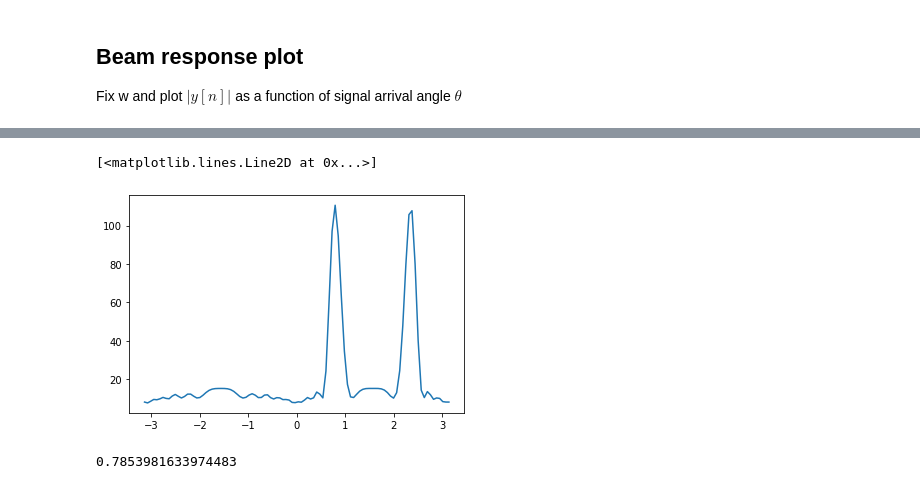
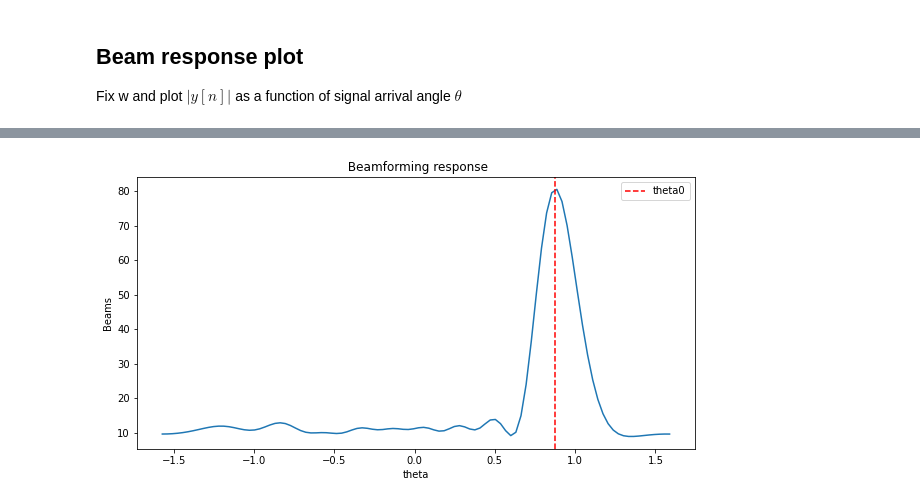
Before and after one commit to NawelAr/Beamforming-for-Radioastronomical-source, a Jupyter notebook: Beamforming.ipynb, the cells around one changed output, grey strips where cells are left out. Drawn from its saved outputs; the diff is of its cells as text; code cells hidden in the pictures.

```diff
--- a/Beamforming.ipynb
+++ b/Beamforming.ipynb
@@ -61,5 +7,0 @@ a = a.reshape(-1,1)
-# %%
-# compute the received signal : Represent signal delay across array as a delay line
-n = np.random.normal(0,1,(10,100))
-x = a@s + n
-#x = x.reshape(-1,1)
@@ -70,4 +7,0 @@ np.conjugate(x).shape
-# %%
-# Compute correlation matrix
-# expliciter la taille de x -> (10,1)
-R = x@np.conjugate(x.T)/N
@@ -98,12 +7,0 @@ array([[ 1.8143831 +0.j        , -0.85344401+0.78847272j,
-# %%
-# Compute beamforming
-# theta varies between -pi and pi
-thetas = np.linspace(-180,180,100)
-thetas = np.deg2rad(thetas)
-
-beams = []
-for theta in thetas:
-    tau = d*np.sin(theta)/wl
-    w = np.exp(-1j*2*np.pi*J.T*tau)
-    B = np.conjugate(w.T)@R@w
-    beams.append(B)
@@ -109,0 +56,4 @@ for theta in thetas:
+# %%
+# Note : d/lambda <= 1/2
+theta0 = np.deg2rad(50)
+beams, thetas = beamforming(d=10, N=100, theta0=theta0, sigma0=1, sigma_n=1, wl=20, ns=1, nc=10)
@@ -135,9 +66,12 @@ beams
-# %%
-plt.plot(thetas, np.real(beams))
-# %% [output]
-[<matplotlib.lines.Line2D at 0x...>]
-[figure, removed]
-# %%
-theta0
-# %% [output]
-0.7853981633974483
+# %%
+plt.figure(figsize = (10, 5))
+plt.plot(thetas, np.real(beams))
+# only one line may be specified; full height
+plt.axvline(x = theta0 , color = 'r', linestyle='--',  label = 'theta0')
+plt.xlabel('theta')
+plt.ylabel('Beams')
+plt.title(" Beamforming response")
+plt.legend()
+plt.show()
+# %% [output]
+[figure, added]
```
Also changed, not shown: parts of 27 cells of this notebook.
